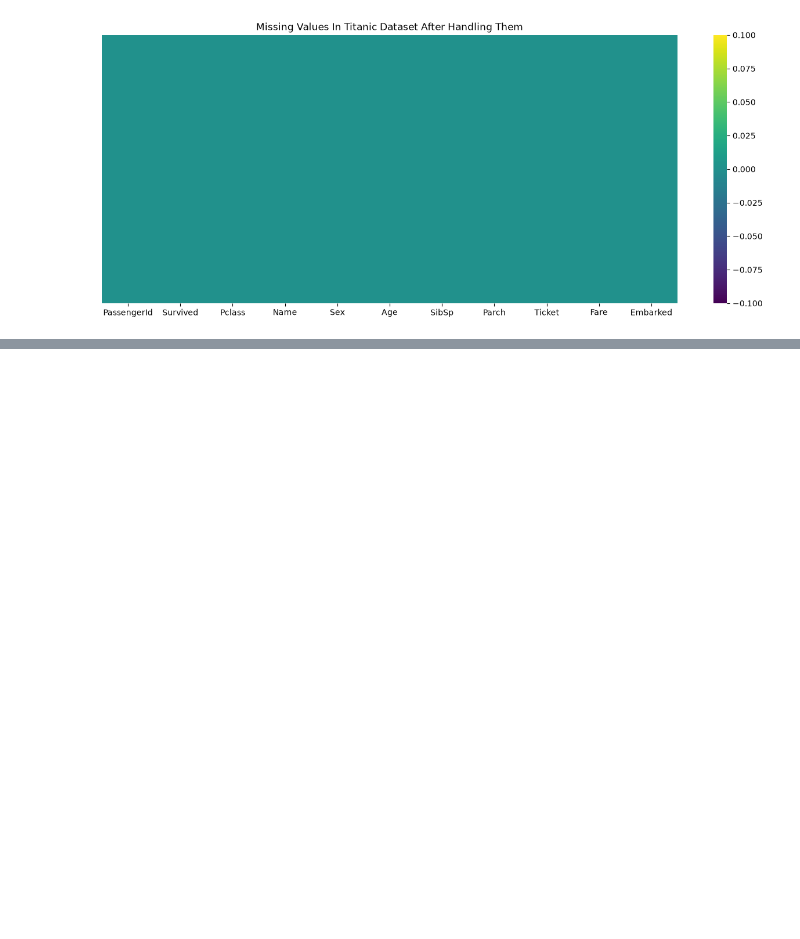
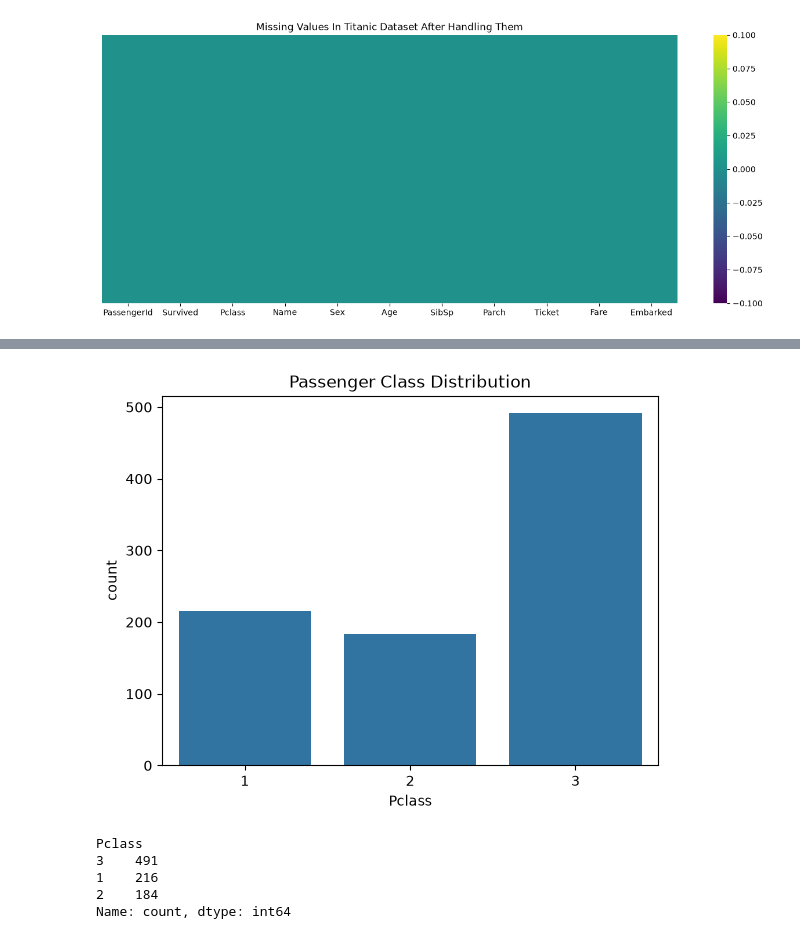
Before and after one commit to taqi-ul-hassan/data-analysis-course-preply, a Jupyter notebook: projects/titanic_eda.ipynb, the cells around one changed output, grey strips where cells are left out. Saved outputs shown, nothing was run; the diff lists cells and outputs as text; code cells hidden in the pictures; blank space fills up the shorter version.

```diff
--- a/projects/titanic_eda.ipynb
+++ b/projects/titanic_eda.ipynb
@@ -219,0 +280,14 @@ plt.show()
+# %%
+# passenger class
+sns.countplot(x="Pclass", data=df)
+plt.title("Passenger Class Distribution")
+plt.show()
+
+print(df["Pclass"].value_counts())
+# %% [output]
+[figure, added]
+Pclass
+3    491
+1    216
+2    184
+Name: count, dtype: int64
```
Also changed, not shown: parts of 25 cells of this notebook, 4 other files.
